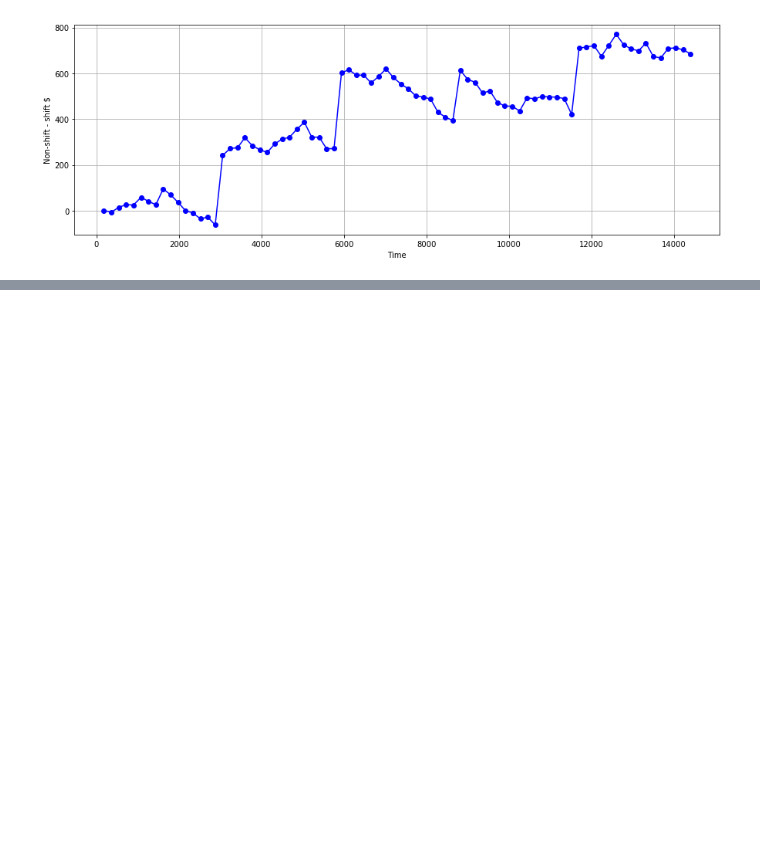
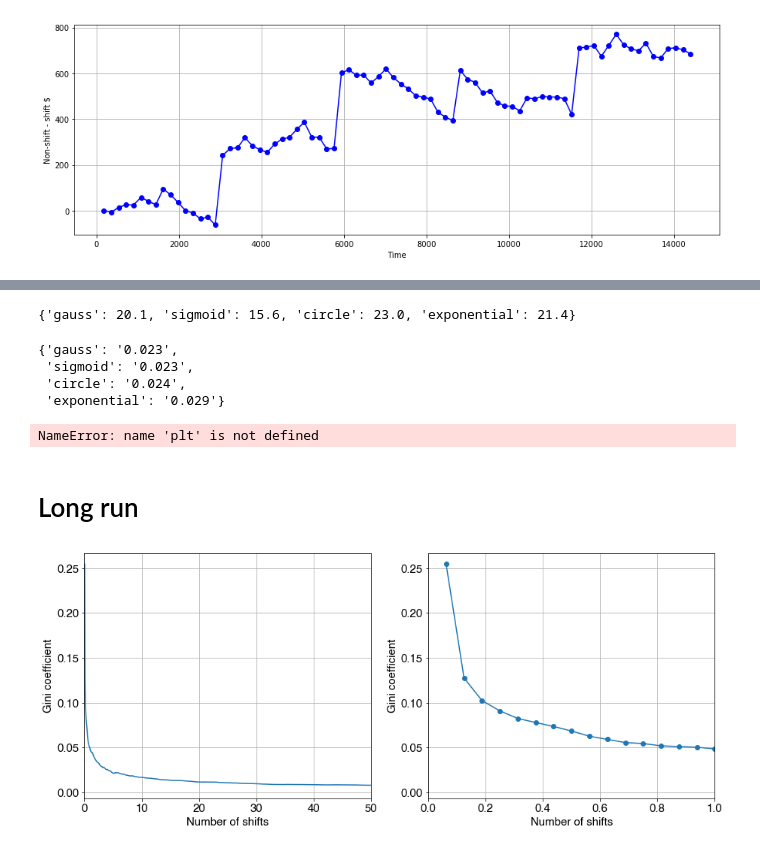
Before and after one commit to bokae/taxi, a Jupyter notebook: notebooks/figures.ipynb, the cells around one changed output, grey strips where cells are left out. Saved outputs shown, nothing was run; the diff lists cells and outputs as text; code cells hidden in the pictures; blank space fills up the shorter version.

```diff
--- a/notebooks/figures.ipynb
+++ b/notebooks/figures.ipynb
@@ -644,0 +684,6 @@ plt.xlabel("Time")
+# %%
+confs = {g:json.loads(open('../configs/' + run_ids[g][4:] + '.conf').read().strip('\n')) for g in [0,7,8,9]}
+# %%
+{names[g]:c['avg_request_lengths'] for g,c in confs.items()}
+# %% [output]
+{'gauss': 20.1, 'sigmoid': 15.6, 'circle': 23.0, 'exponential': 21.4}
@@ -644,0 +692,7 @@ plt.xlabel("Time")
+# %%
+{names[g]:'%.3f' % gini(np.array(c)) for g,c in incomes.items()}
+# %% [output]
+{'gauss': '0.023',
+ 'sigmoid': '0.023',
+ 'circle': '0.024',
+ 'exponential': '0.029'}
@@ -644,0 +716,14 @@ plt.xlabel("Time")
+# %%
+plt.figure(figsize=(10,7))
+for g in hists:
+    plt.plot(hists[g][1][1:]*100/1000,hists[g][0],label=names[g])
+#plt.loglog()
+plt.legend()
+plt.xlabel("Distance (km)")
+plt.ylabel("Frequency")
+# %% [output]
+NameError: name 'plt' is not defined
+# %% [markdown]
+# Long run
+# %%
+data = pd.DataFrame.from_dict([json.loads(line.strip('\n')) for line in gzip.open('../results/run_2019_02_14_base_d_225_R_0_50_alg_nearest_geom_0_behav_stay_ic_base_reset_false_long_run_per_taxi_metrics.json.gz','rt').readlines()[7:]])
@@ -644,0 +732,14 @@ plt.xlabel("Time")
+# %%
+fig,ax = plt.subplots(1,2,figsize=(15,6))
+# emelle meg egy aszimmetrikus geometrias gorbe
+ax[0].plot(data["timestamp"]/2880,data["trip_income"].map(lambda l: gini(np.array(l))), '-')
+ax[0].set_xlabel('Number of shifts')
+ax[0].set_ylabel('Gini coefficient')
+ax[0].set_xlim(0,50)
+ax[1].plot(data["timestamp"]/2880,data["trip_income"].map(lambda l: gini(np.array(l))),'o-')
+ax[1].set_xlabel('Number of shifts')
+ax[1].set_ylabel('Gini coefficient')
+ax[1].set_xlim(0,1)
+fig.savefig('long_run.pdf',bbox_inches='tight')
+# %% [output]
+[figure, added]
```
Also changed, not shown: parts of 31 cells of this notebook.
